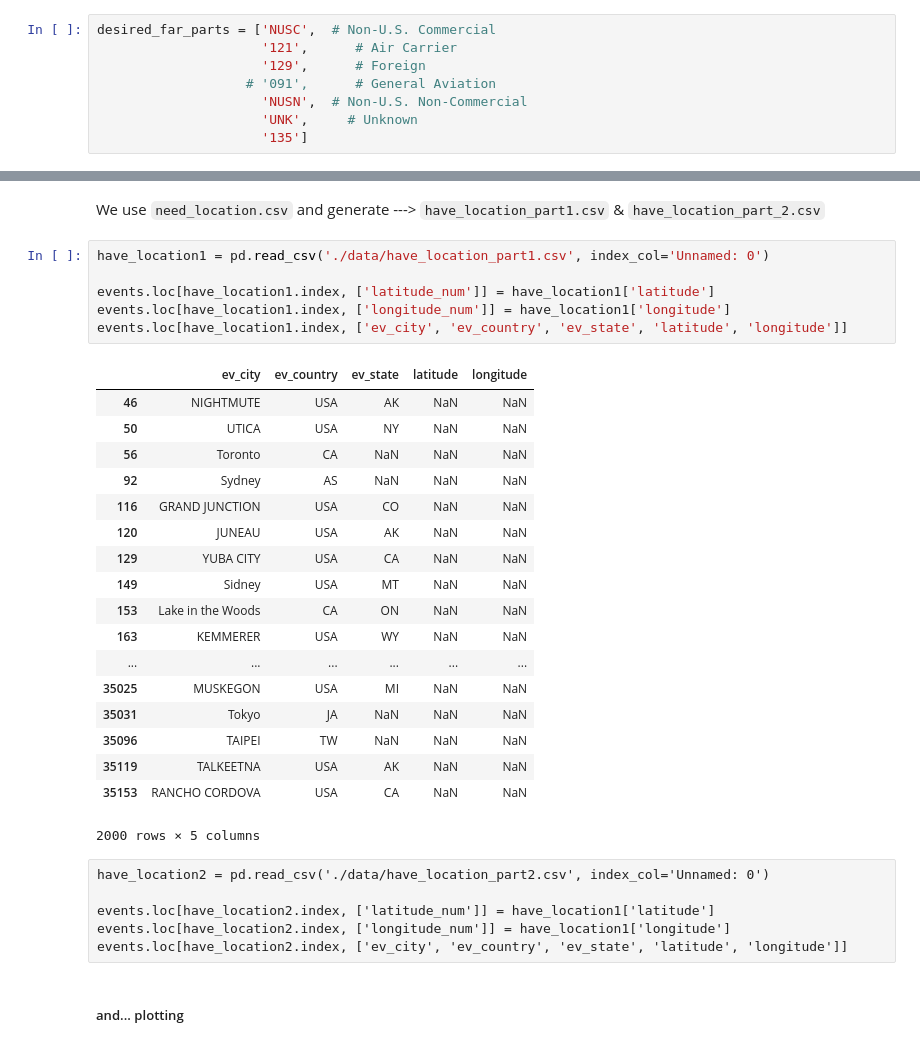
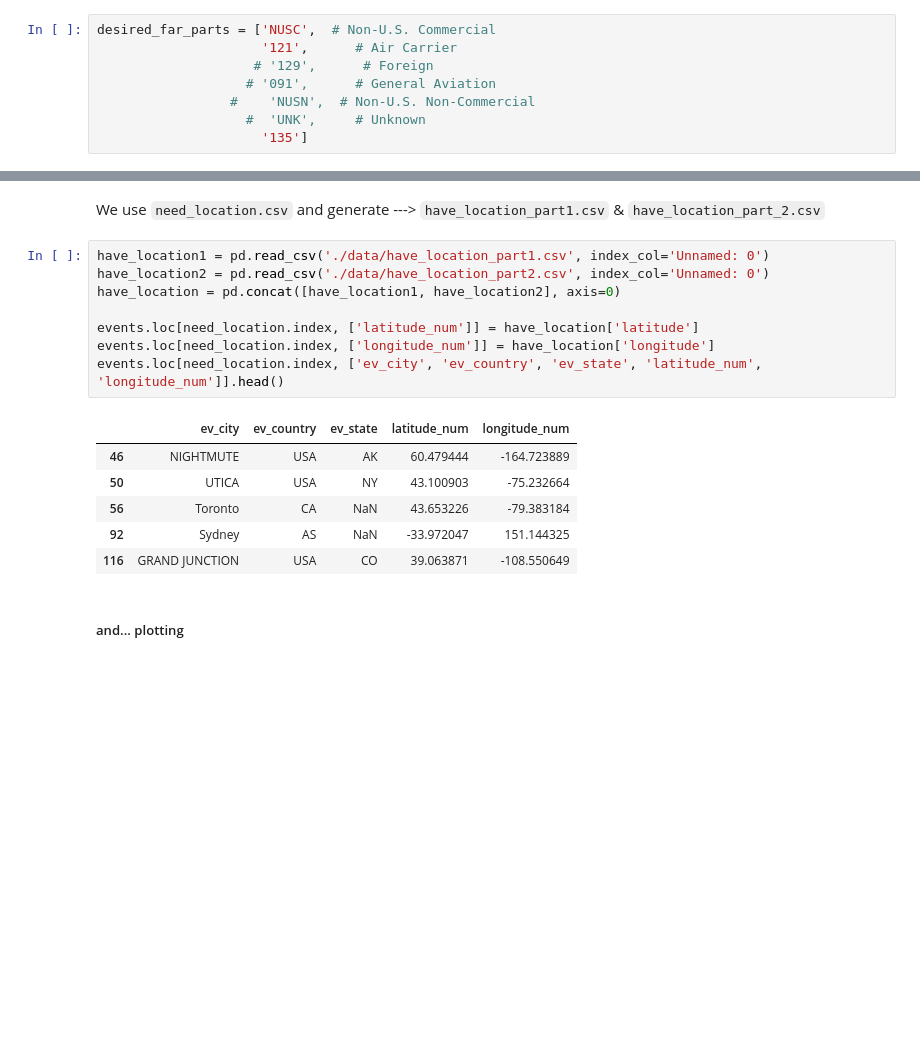
Before and after one commit to AeroPython/remove-before-flight, a Jupyter notebook: talk.ipynb, the cells around one changed output, grey strips where cells are left out. Drawn from its saved outputs; the diff is of its cells as text; blank space fills up the shorter version.

```diff
--- a/talk.ipynb
+++ b/talk.ipynb
@@ -172,10 +172,10 @@ It seems that you cannot pick more tha one group at the same time, so I will use
 # %%
 desired_far_parts = ['NUSC',  # Non-U.S. Commercial
                      '121',      # Air Carrier
-                     '129',      # Foreign
+                    # '129',      # Foreign
                    # '091',      # General Aviation
-                     'NUSN',  # Non-U.S. Non-Commercial
-                     'UNK',     # Unknown
+                 #    'NUSN',  # Non-U.S. Non-Commercial
+                   #  'UNK',     # Unknown
                      '135']
 # %%
 cond = aircraft['far_part'].isin(desired_far_parts)
@@ -320,35 +320,19 @@ need_location.to_csv('./data/need_location.csv')
 We use `need_location.csv` and generate ---> `have_location_part1.csv` & `have_location_part_2.csv`
 # %%
 have_location1 = pd.read_csv('./data/have_location_part1.csv', index_col='Unnamed: 0')
+have_location2 = pd.read_csv('./data/have_location_part2.csv', index_col='Unnamed: 0')
+have_location = pd.concat([have_location1, have_location2], axis=0)
 
-events.loc[have_location1.index, ['latitude_num']] = have_location1['latitude']
-events.loc[have_location1.index, ['longitude_num']] = have_location1['longitude']
-events.loc[have_location1.index, ['ev_city', 'ev_country', 'ev_state', 'latitude', 'longitude']]
+events.loc[need_location.index, ['latitude_num']] = have_location['latitude']
+events.loc[need_location.index, ['longitude_num']] = have_location['longitude']
+events.loc[need_location.index, ['ev_city', 'ev_country', 'ev_state', 'latitude_num', 'longitude_num']].head()
 # %% [output]
-|  | ev_city | ev_country | ev_state | latitude | longitude |
-| 46 | NIGHTMUTE | USA | AK | NaN | NaN |
-| 50 | UTICA | USA | NY | NaN | NaN |
-| 56 | Toronto | CA | NaN | NaN | NaN |
-| 92 | Sydney | AS | NaN | NaN | NaN |
-| 116 | GRAND JUNCTION | USA | CO | NaN | NaN |
-| 120 | JUNEAU | USA | AK | NaN | NaN |
-| 129 | YUBA CITY | USA | CA | NaN | NaN |
-| 149 | Sidney | USA | MT | NaN | NaN |
-| 153 | Lake in the Woods | CA | ON | NaN | NaN |
-| 163 | KEMMERER | USA | WY | NaN | NaN |
-| ... | ... | ... | ... | ... | ... |
-| 35025 | MUSKEGON | USA | MI | NaN | NaN |
-| 35031 | Tokyo | JA | NaN | NaN | NaN |
-| 35096 | TAIPEI | TW | NaN | NaN | NaN |
-| 35119 | TALKEETNA | USA | AK | NaN | NaN |
-| 35153 | RANCHO CORDOVA | USA | CA | NaN | NaN |
+|  | ev_city | ev_country | ev_state | latitude_num | longitude_num |
+| 46 | NIGHTMUTE | USA | AK | 60.479444 | -164.723889 |
+| 50 | UTICA | USA | NY | 43.100903 | -75.232664 |
+| 56 | Toronto | CA | NaN | 43.653226 | -79.383184 |
+| 92 | Sydney | AS | NaN | -33.972047 | 151.144325 |
+| 116 | GRAND JUNCTION | USA | CO | 39.063871 | -108.550649 |
-2000 rows × 5 columns
-# %% [raw]
-have_location2 = pd.read_csv('./data/have_location_part2.csv', index_col='Unnamed: 0')
-
-events.loc[have_location2.index, ['latitude_num']] = have_location1['latitude']
-events.loc[have_location2.index, ['longitude_num']] = have_location1['longitude']
-events.loc[have_location2.index, ['ev_city', 'ev_country', 'ev_state', 'latitude', 'longitude']]
 # %% [markdown]
 ##### and... plotting
 # %%
```
Also changed, not shown: parts of 31 cells of this notebook, 5 other files.
